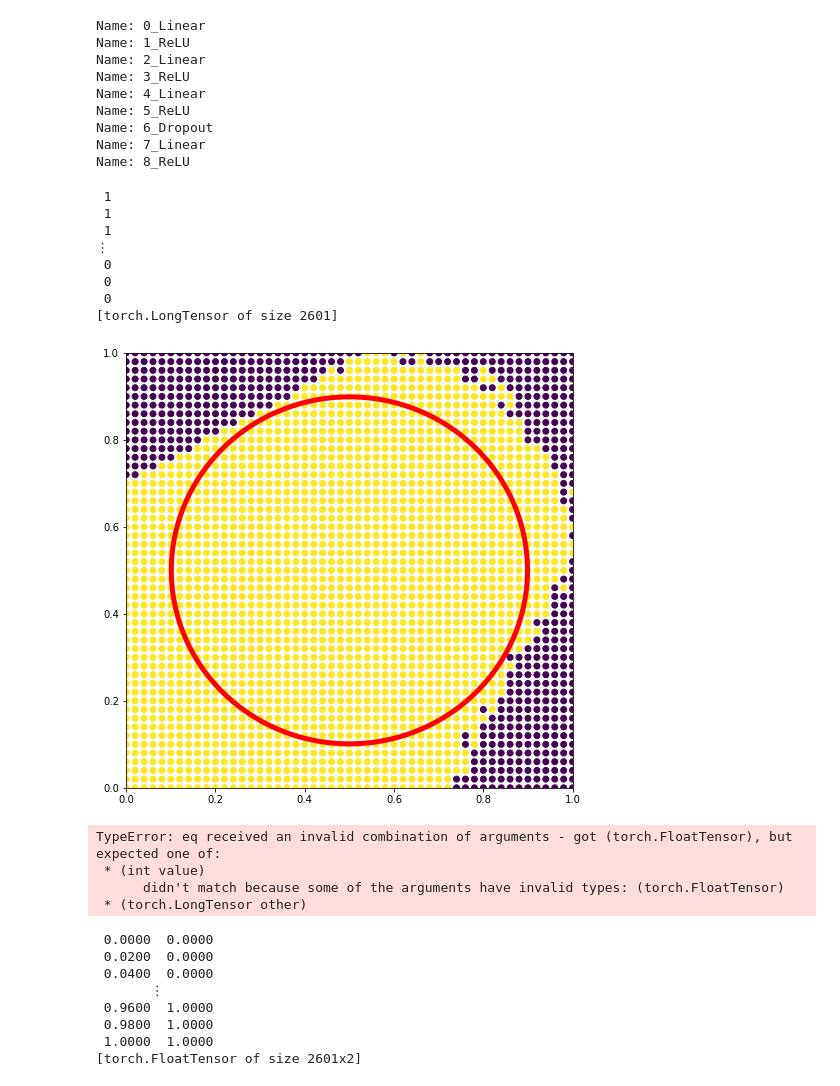
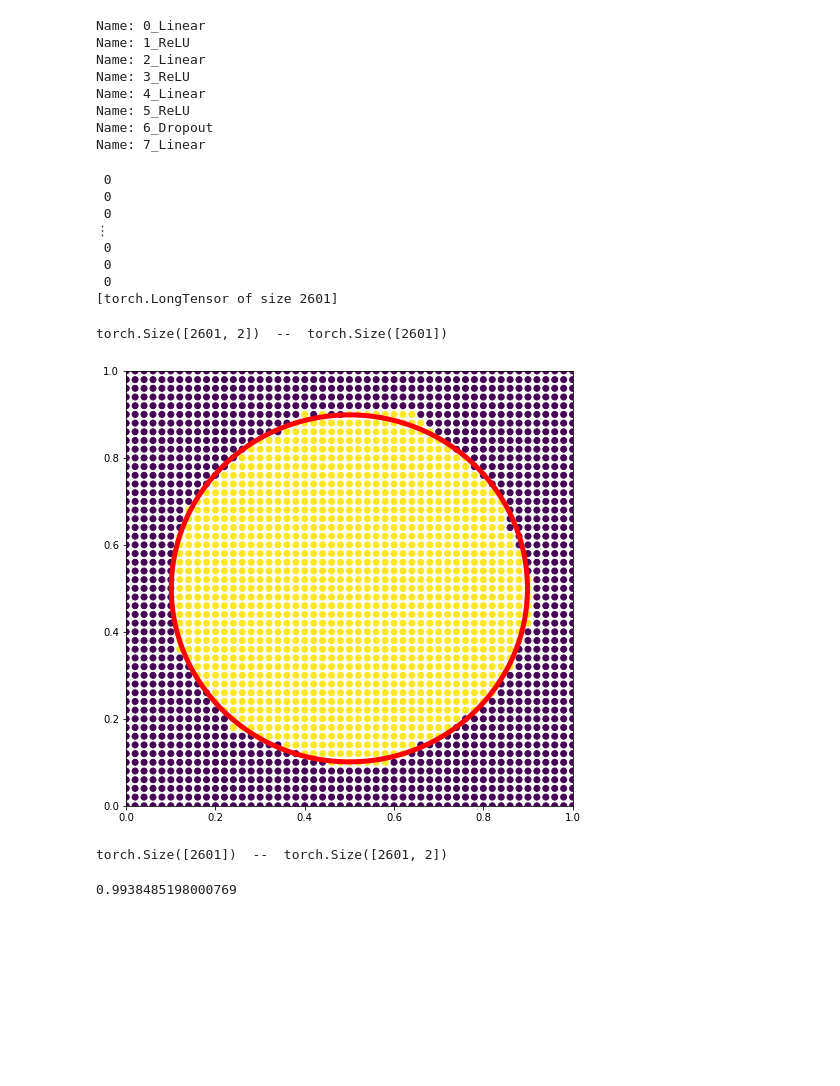
Before and after one commit to mumcuyan/dl-framework, a Jupyter notebook: test.ipynb, the cells around one changed output. Drawn from its saved outputs; the diff is of its cells as text; code cells hidden in the pictures; blank space fills up the shorter version.

Commit message:
keras-like model initialization, predict, accuracy, evaluate methods added

```diff
--- a/test.ipynb
+++ b/test.ipynb
@@ -24,11 +24,11 @@ def default_net_1(x_train, y_train, num_of_neurons=(2, 25, 25, 25, 2), lr=0.1, m
     ce = LossSoftmaxCrossEntropy()
 
     model = Sequential()
-    model.add(Linear(num_of_neurons[0], num_of_neurons[1], activation='relu'))
-    model.add(Linear(num_of_neurons[1], num_of_neurons[2], activation='relu'))
-    model.add(Linear(num_of_neurons[2], num_of_neurons[3], activation='relu'))
+    model.add(Linear(out=num_of_neurons[1], input_size=num_of_neurons[0], activation='relu'))
+    model.add(Linear(out=num_of_neurons[2], activation='relu'))
+    model.add(Linear(out=num_of_neurons[2], activation='relu'))
     model.add(Dropout(prob=0.2))
-    model.add(Linear(num_of_neurons[3], num_of_neurons[4], activation='relu'))
+    model.add(Linear(out=num_of_neurons[4]))
 
     model.loss = ce
     sgd = SGD(lr, momentum_coef, weight_decay=0.2)
@@ -63,6 +66,6 @@ Added Module Name: 8_ReLU
 [torch.FloatTensor of size 5000]
 # %%
-p = generate_grid_data(minn=0, maxx=1, num_of_points_per_dim=51, is_torch=True)
+data, labels = generate_grid_data(minn=0, maxx=1, num_of_points_per_dim=51, is_torch=True)
 model.print_model()
 # %% [output]
 Name: 0_Linear
@@ -73,38 +76,27 @@ Name: 4_Linear
 Name: 5_ReLU
 Name: 6_Dropout
 Name: 7_Linear
-Name: 8_ReLU
 # %%
-out1 = model.predict(p)
+out1 = model.predict(data)
 print(out1)
 # %% [output]
- 1
- 1
- 1
+ 0
+ 0
+ 0
 ⋮
  0
  0
  0
 [torch.LongTensor of size 2601]
-# %%
-plot_data(p, out1)
-# %% [output]
-[figure, removed]
-# %%
-model.accuracy(out1, p)
-# %% [output]
-TypeError: eq received an invalid combination of arguments - got (torch.FloatTensor), but expected one of:
- * (int value)
-      didn't match because some of the arguments have invalid types: (torch.FloatTensor)
- * (torch.LongTensor other)
-# %%
-p
-# %% [output]
- 0.0000  0.0000
- 0.0200  0.0000
- 0.0400  0.0000
-       ⋮
- 0.9600  1.0000
- 0.9800  1.0000
- 1.0000  1.0000
-[torch.FloatTensor of size 2601x2]
+# %%
+print(data.shape, " -- ", out1.shape)
+plot_data(data, out1)
+# %% [output]
+torch.Size([2601, 2])  --  torch.Size([2601])
+[figure, added]
+# %%
+print(out1.shape, " -- ", data.shape)
+model.evaluate(data, out1)
+# %% [output]
+torch.Size([2601])  --  torch.Size([2601, 2])
+0.9938485198000769
```
Also changed, not shown: parts of 1 cell of this notebook, 14 other files.
